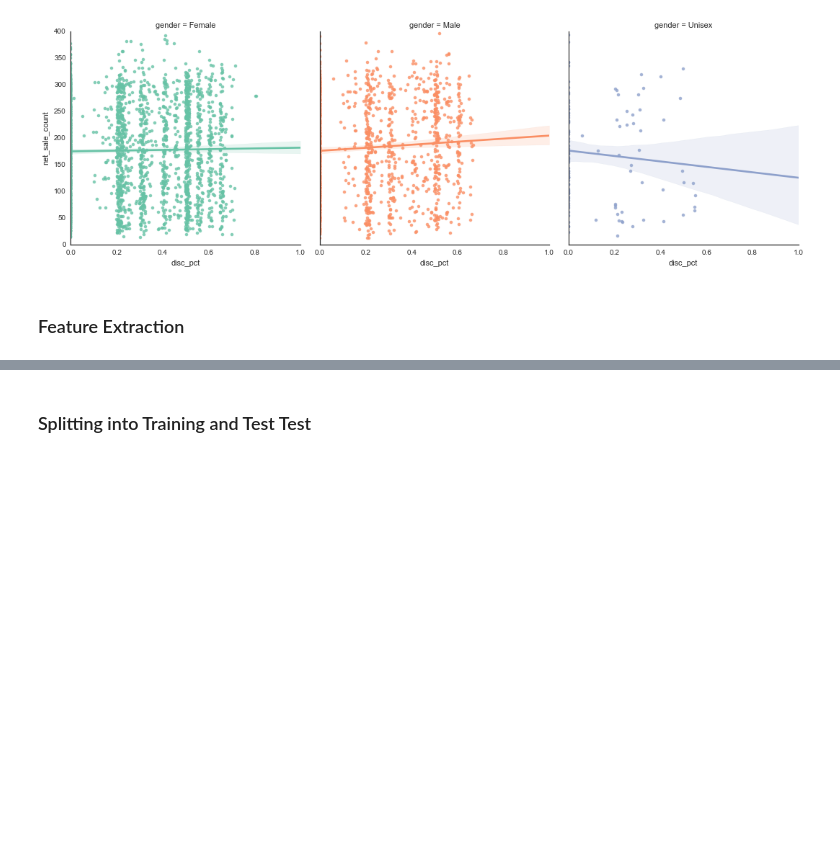
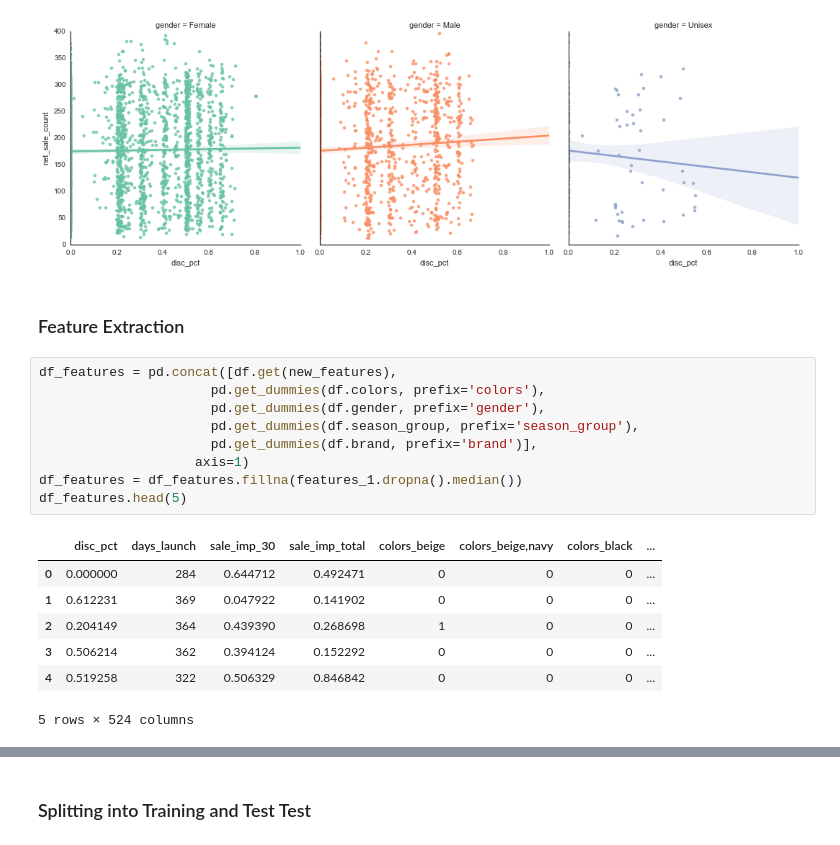
Before and after one commit to jthang/MachineLearningLab, a Jupyter notebook: pdt/lab_pdt.ipynb, the cells around one changed output, grey strips where cells are left out. Drawn from its saved outputs; the diff is of its cells as text; blank space fills up the shorter version.

```diff
--- a/pdt/lab_pdt.ipynb
+++ b/pdt/lab_pdt.ipynb
@@ -295,4 +295,21 @@ sns.lmplot("disc_pct", "net_sale_count", df,
 [figure]
 # %% [markdown]
 ### Feature Extraction
+# %%
+df_features = pd.concat([df.get(new_features),
+                      pd.get_dummies(df.colors, prefix='colors'),
+                      pd.get_dummies(df.gender, prefix='gender'),
+                      pd.get_dummies(df.season_group, prefix='season_group'),
+                      pd.get_dummies(df.brand, prefix='brand')],
+                    axis=1)
+df_features = df_features.fillna(features_1.dropna().median())
+df_features.head(5)
+# %% [output]
+|  | disc_pct | days_launch | sale_imp_30 | sale_imp_total | colors_beige | colors_beige,navy | colors_black | ... |
+| 0 | 0.000000 | 284 | 0.644712 | 0.492471 | 0 | 0 | 0 | ... |
+| 1 | 0.612231 | 369 | 0.047922 | 0.141902 | 0 | 0 | 0 | ... |
+| 2 | 0.204149 | 364 | 0.439390 | 0.268698 | 1 | 0 | 0 | ... |
+| 3 | 0.506214 | 362 | 0.394124 | 0.152292 | 0 | 0 | 0 | ... |
+| 4 | 0.519258 | 322 | 0.506329 | 0.846842 | 0 | 0 | 0 | ... |
+5 rows × 524 columns
 # %%
```
Also changed, not shown: parts of 11 cells of this notebook.
